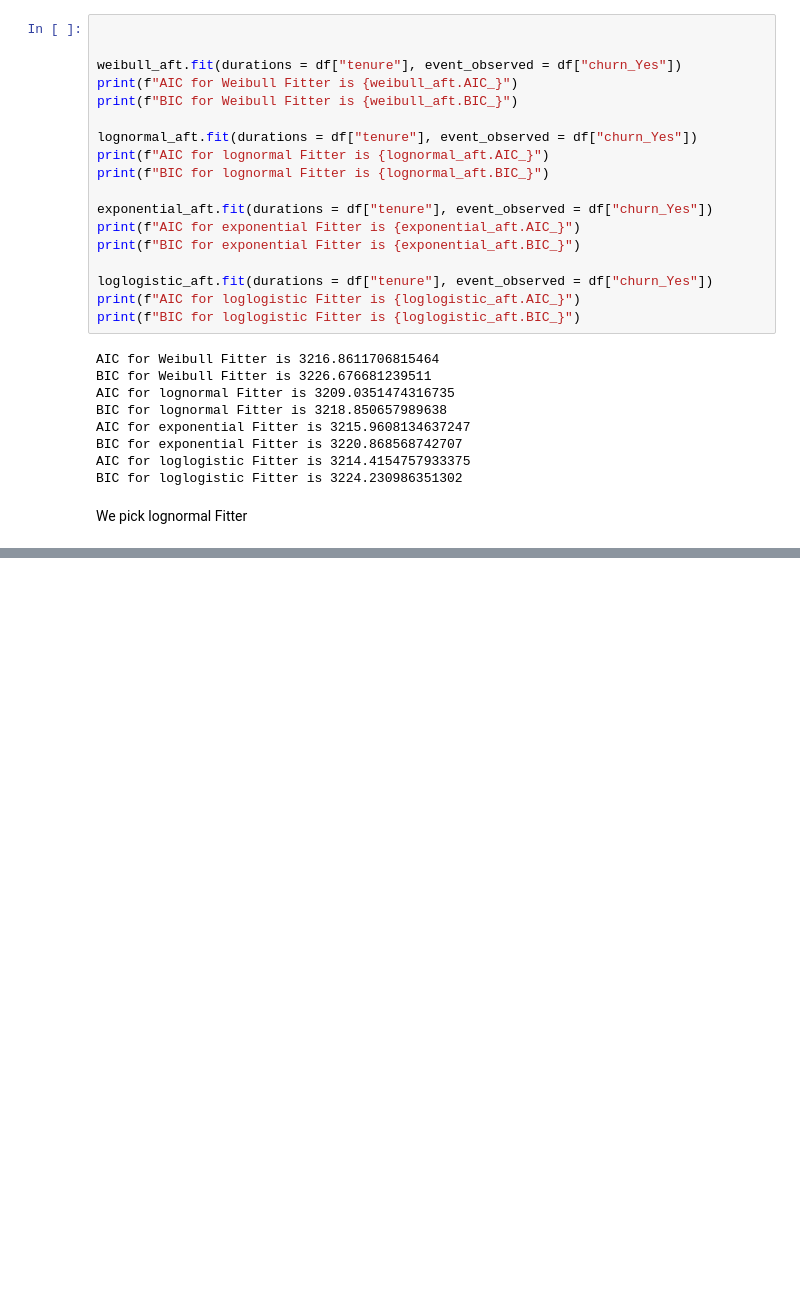
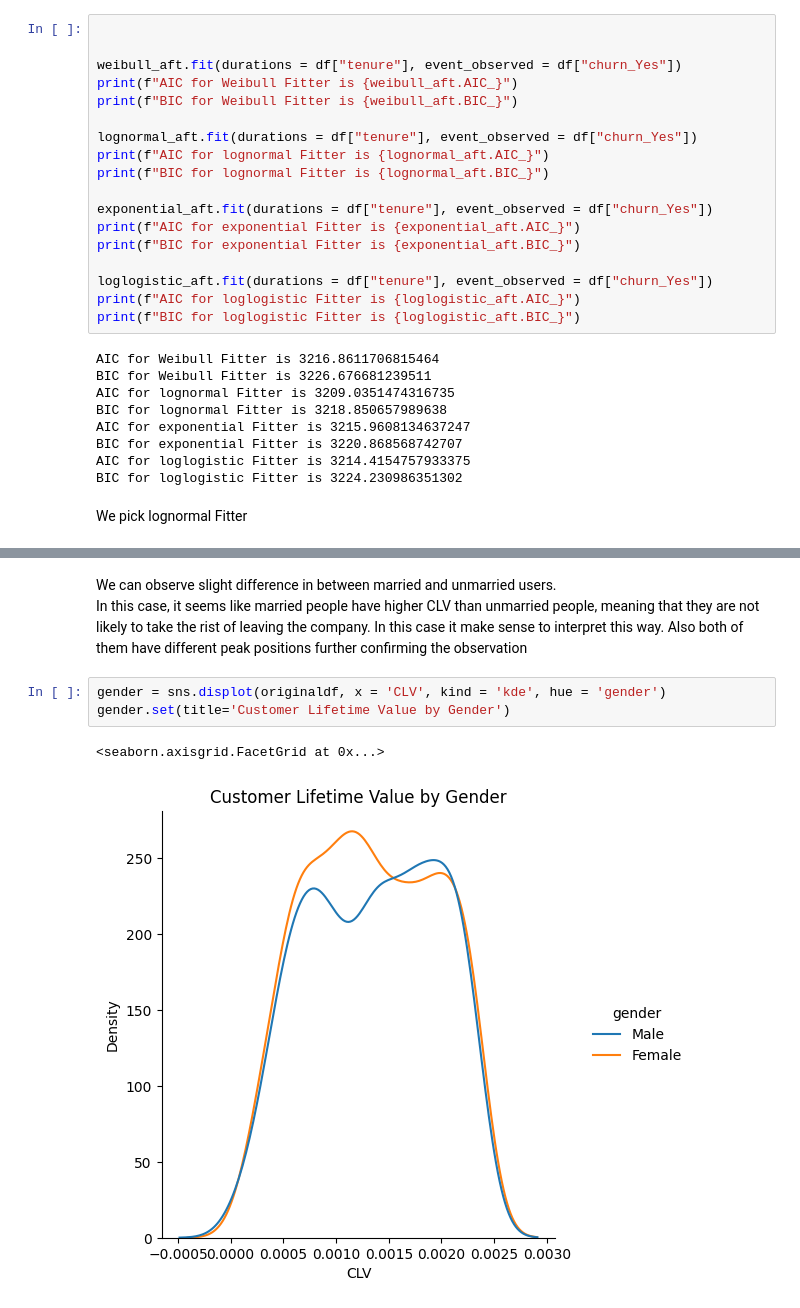
Before and after one commit to yeranosyanvahan/ma_hw3, a Jupyter notebook: main.ipynb, the cells around one changed output, grey strips where cells are left out. Cells and saved outputs as stored; diff of their text form; blank space fills up the shorter version.

```diff
--- a/main.ipynb
+++ b/main.ipynb
@@ -165,0 +180,10 @@ pred # pred for next 100 points or months
+# %% [markdown]
+We can observe slight difference in between married and unmarried users.<br/>
+In this case, it seems like married people have higher CLV than unmarried people, meaning that they are not likely to take the rist of leaving the company. In this case it make sense to interpret this way.
+Also both of them have different peak positions further confirming the observation
+# %%
+gender = sns.displot(originaldf, x = 'CLV', kind = 'kde', hue = 'gender')
+gender.set(title='Customer Lifetime Value by Gender')
+# %% [output]
+<seaborn.axisgrid.FacetGrid at 0x...>
+[figure, added]
```
Also changed, not shown: parts of 17 cells of this notebook, 1 other file.
